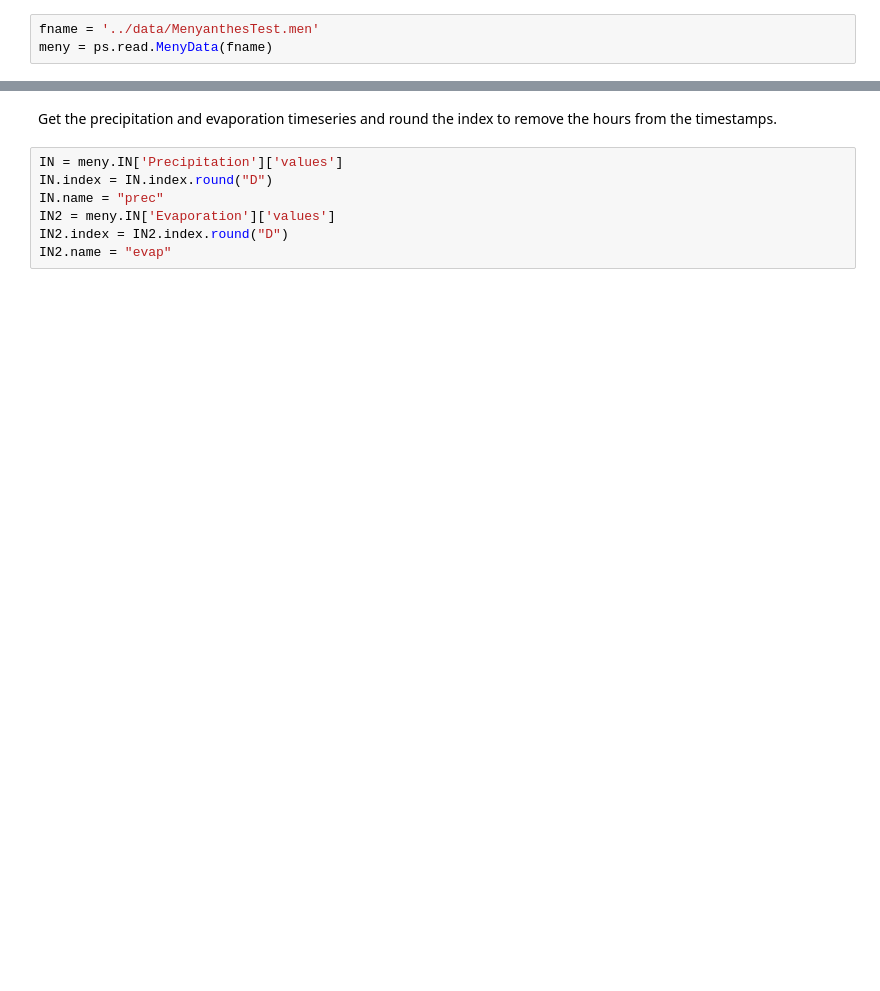
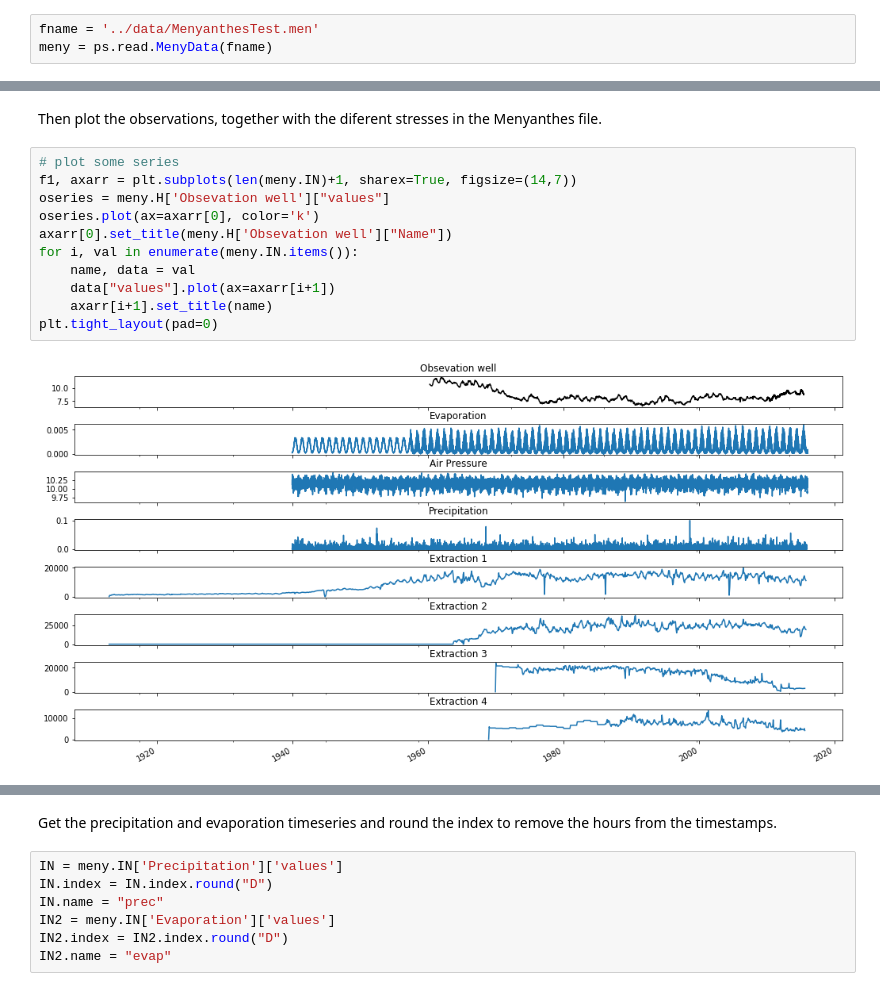
Before and after one commit to pastas/pastas, a Jupyter notebook: examples/notebooks/11_WellModel.ipynb, the cells around one changed output, grey strips where cells are left out. Cells and saved outputs as stored; diff of their text form; blank space fills up the shorter version.

```diff
--- a/examples/notebooks/11_WellModel.ipynb
+++ b/examples/notebooks/11_WellModel.ipynb
@@ -30,0 +52,15 @@ Get the heads
+# %% [markdown]
+Then plot the observations, together with the diferent stresses in the Menyanthes file.
+# %%
+# plot some series
+f1, axarr = plt.subplots(len(meny.IN)+1, sharex=True, figsize=(14,7))
+oseries = meny.H['Obsevation well']["values"]
+oseries.plot(ax=axarr[0], color='k')
+axarr[0].set_title(meny.H['Obsevation well']["Name"])
+for i, val in enumerate(meny.IN.items()):
+    name, data = val
+    data["values"].plot(ax=axarr[i+1])
+    axarr[i+1].set_title(name)
+plt.tight_layout(pad=0)
+# %% [output]
+[figure, added]
```
Also changed, not shown: parts of 40 cells of this notebook, 1 other file.
